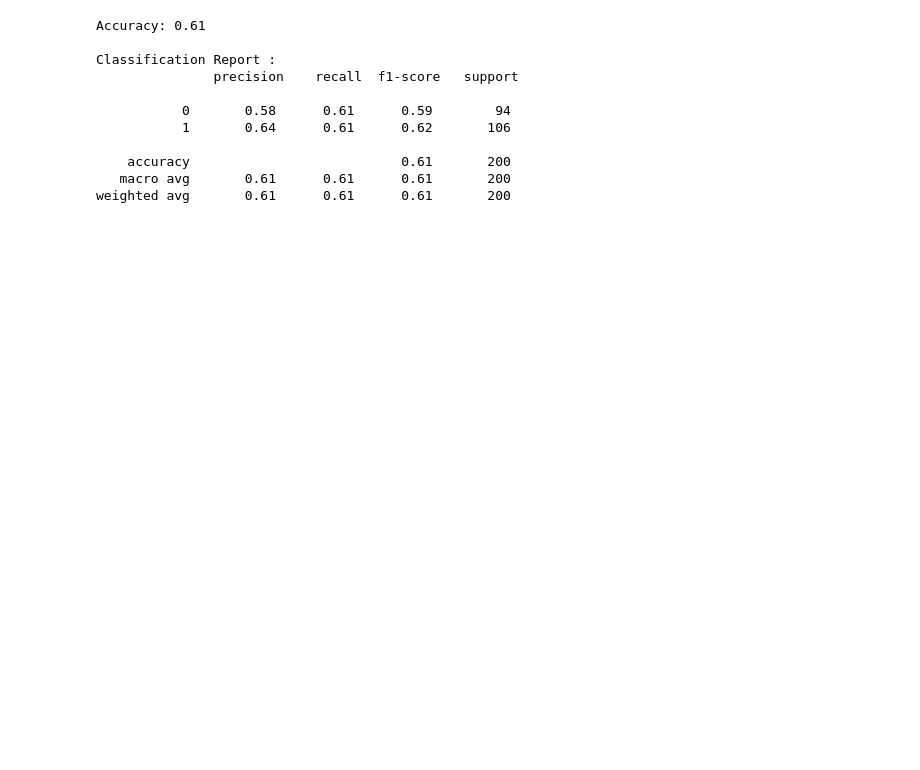
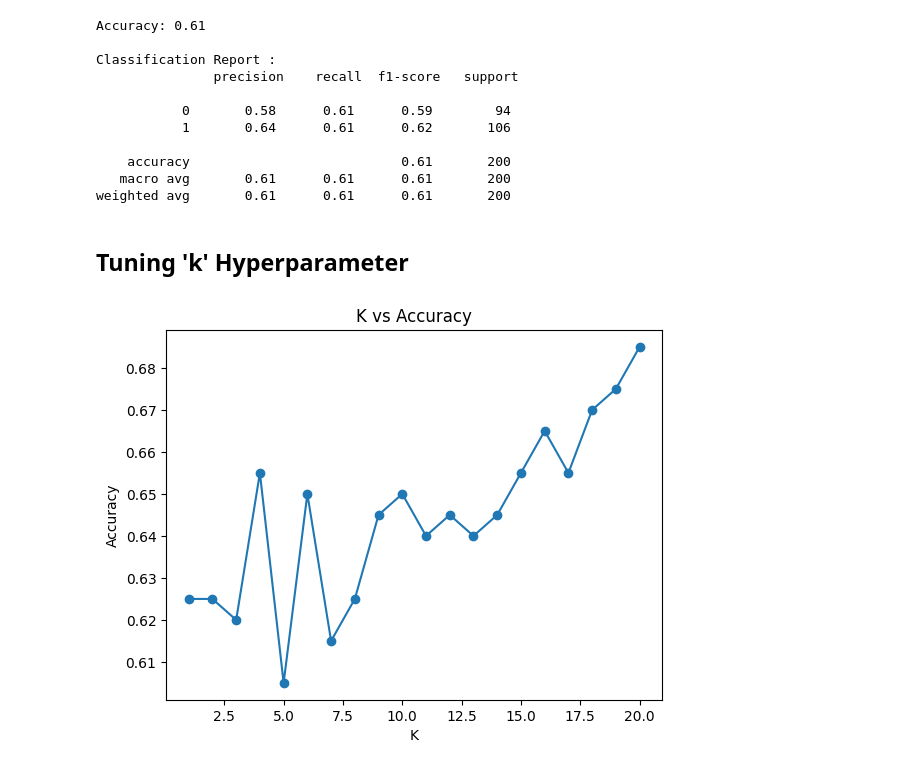
Before and after one commit to megabytis/applied-ML-notebooks, a Jupyter notebook: Scikit-learn/Machine_Learning/01-supervised-Algos/Classification_Algos/KNN_Classifier.ipynb, the cells around one changed output. Cells and saved outputs as stored; diff of their text form; code cells hidden in the pictures; blank space fills up the shorter version.

Commit message:
tuning k hyperpaameter

```diff
--- a/Scikit-learn/Machine_Learning/01-supervised-Algos/Classification_Algos/KNN_Classifier.ipynb
+++ b/Scikit-learn/Machine_Learning/01-supervised-Algos/Classification_Algos/KNN_Classifier.ipynb
@@ -101,3 +102,21 @@ Classification Report :
     accuracy                           0.61       200
    macro avg       0.61      0.61      0.61       200
 weighted avg       0.61      0.61      0.61       200
+# %% [markdown]
+## Tuning 'k' Hyperparameter
+# %%
+scores = []
+
+for k in range(1, 21):
+    knn = KNeighborsClassifier(n_neighbors=k, weights="distance")
+    knn.fit(X_train_scaled, y_train)
+    y_pred = knn.predict(X_test_scaled)
+    scores.append(accuracy_score(y_test, y_pred))
+
+plt.plot(range(1, 21), scores, marker="o")
+plt.xlabel("K")
+plt.ylabel("Accuracy")
+plt.title("K vs Accuracy")
+plt.show()
+# %% [output]
+[figure, added]
```
Also changed, not shown: parts of 2 cells of this notebook.
